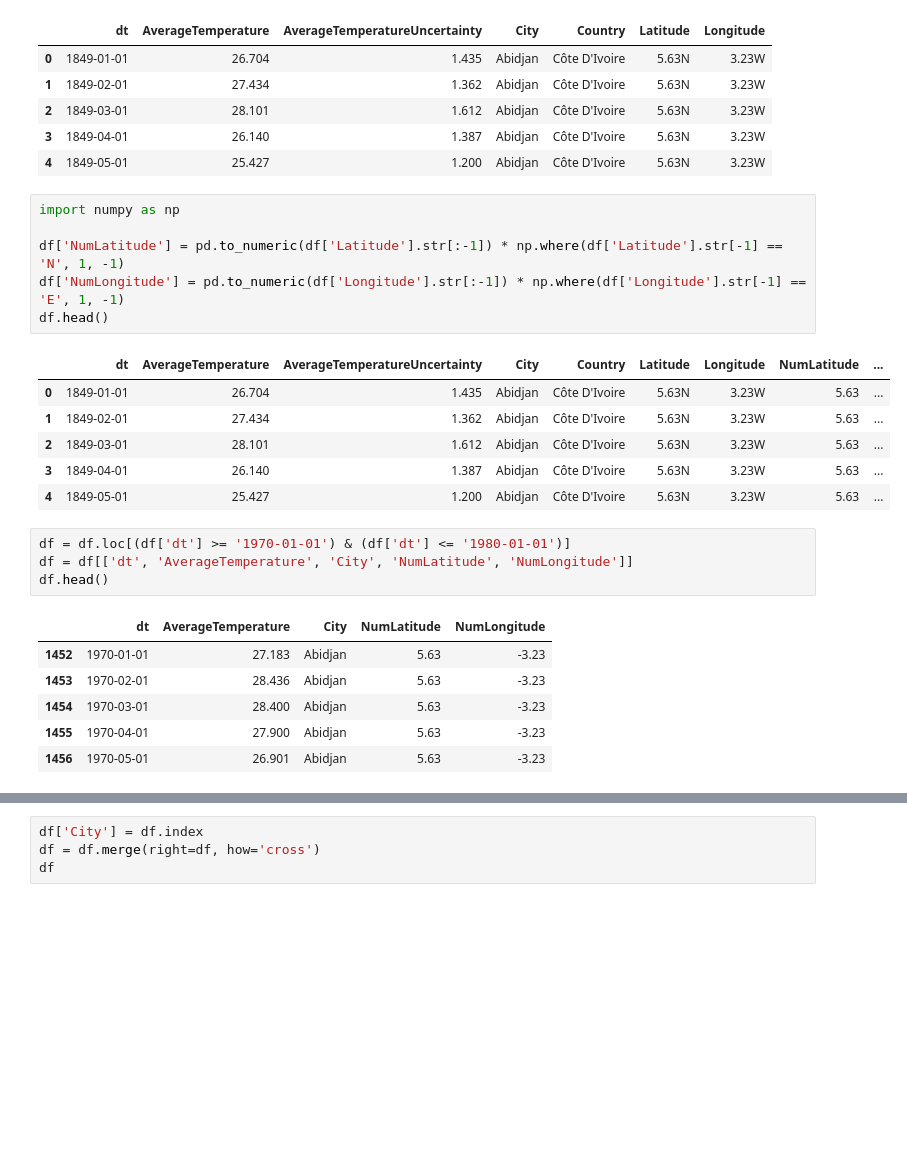
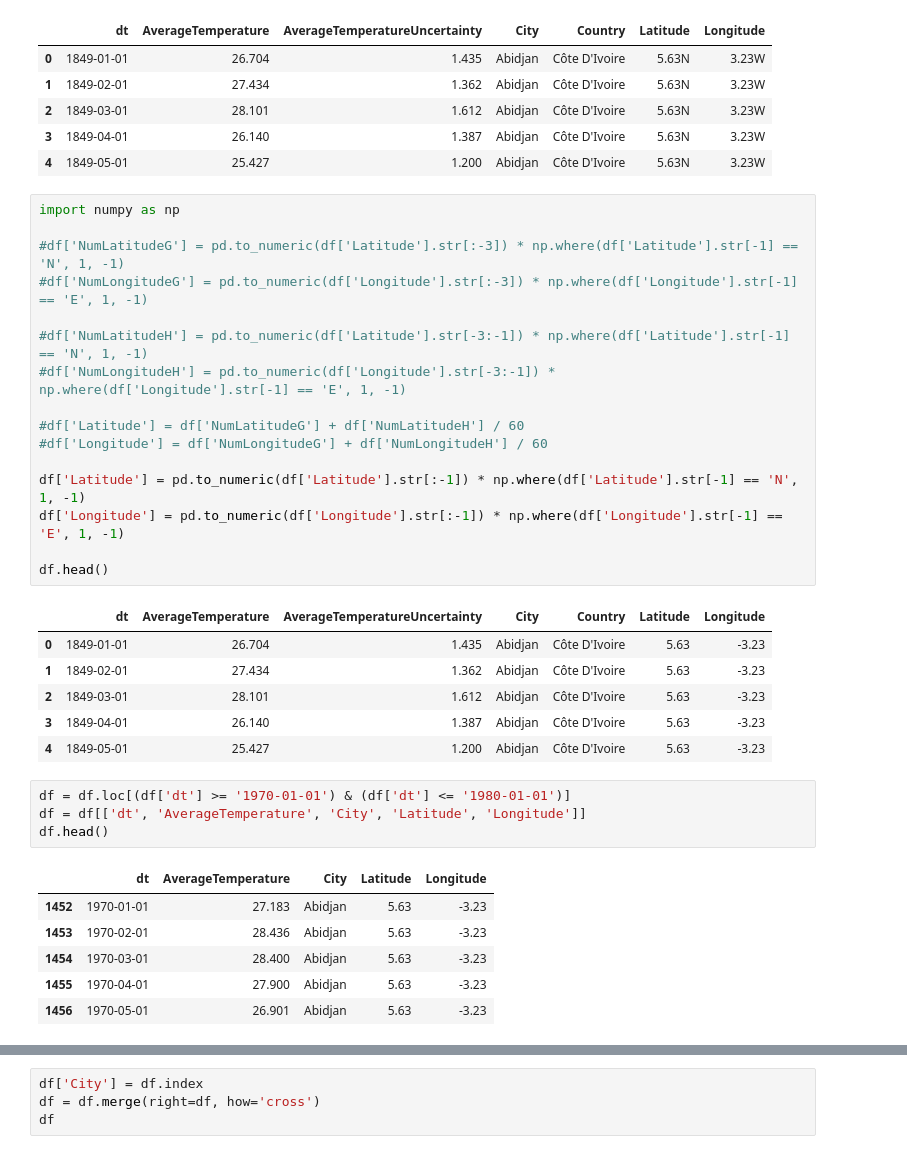
Before and after one commit to SergiusMagnus/Python-For-Data-Analysis, a Jupyter notebook: Exam/Exam.ipynb, the cells around one changed output, grey strips where cells are left out. Saved outputs shown, nothing was run; the diff lists cells and outputs as text; blank space fills up the shorter version.

```diff
--- a/Exam/Exam.ipynb
+++ b/Exam/Exam.ipynb
@@ -21,22 +21,32 @@ df.head()
 # %%
 import numpy as np
 
-df['NumLatitude'] = pd.to_numeric(df['Latitude'].str[:-1]) * np.where(df['Latitude'].str[-1] == 'N', 1, -1)
-df['NumLongitude'] = pd.to_numeric(df['Longitude'].str[:-1]) * np.where(df['Longitude'].str[-1] == 'E', 1, -1)
+#df['NumLatitudeG'] = pd.to_numeric(df['Latitude'].str[:-3]) * np.where(df['Latitude'].str[-1] == 'N', 1, -1)
+#df['NumLongitudeG'] = pd.to_numeric(df['Longitude'].str[:-3]) * np.where(df['Longitude'].str[-1] == 'E', 1, -1)
+
+#df['NumLatitudeH'] = pd.to_numeric(df['Latitude'].str[-3:-1]) * np.where(df['Latitude'].str[-1] == 'N', 1, -1)
+#df['NumLongitudeH'] = pd.to_numeric(df['Longitude'].str[-3:-1]) * np.where(df['Longitude'].str[-1] == 'E', 1, -1)
+
+#df['Latitude'] = df['NumLatitudeG'] + df['NumLatitudeH'] / 60
+#df['Longitude'] = df['NumLongitudeG'] + df['NumLongitudeH'] / 60
+
+df['Latitude'] = pd.to_numeric(df['Latitude'].str[:-1]) * np.where(df['Latitude'].str[-1] == 'N', 1, -1)
+df['Longitude'] = pd.to_numeric(df['Longitude'].str[:-1]) * np.where(df['Longitude'].str[-1] == 'E', 1, -1)
+
 df.head()
 # %% [output]
-|  | dt | AverageTemperature | AverageTemperatureUncertainty | City | Country | Latitude | Longitude | NumLatitude | ... |
-| 0 | 1849-01-01 | 26.704 | 1.435 | Abidjan | Côte D'Ivoire | 5.63N | 3.23W | 5.63 | ... |
-| 1 | 1849-02-01 | 27.434 | 1.362 | Abidjan | Côte D'Ivoire | 5.63N | 3.23W | 5.63 | ... |
-| 2 | 1849-03-01 | 28.101 | 1.612 | Abidjan | Côte D'Ivoire | 5.63N | 3.23W | 5.63 | ... |
-| 3 | 1849-04-01 | 26.140 | 1.387 | Abidjan | Côte D'Ivoire | 5.63N | 3.23W | 5.63 | ... |
-| 4 | 1849-05-01 | 25.427 | 1.200 | Abidjan | Côte D'Ivoire | 5.63N | 3.23W | 5.63 | ... |
+|  | dt | AverageTemperature | AverageTemperatureUncertainty | City | Country | Latitude | Longitude |
+| 0 | 1849-01-01 | 26.704 | 1.435 | Abidjan | Côte D'Ivoire | 5.63 | -3.23 |
+| 1 | 1849-02-01 | 27.434 | 1.362 | Abidjan | Côte D'Ivoire | 5.63 | -3.23 |
+| 2 | 1849-03-01 | 28.101 | 1.612 | Abidjan | Côte D'Ivoire | 5.63 | -3.23 |
+| 3 | 1849-04-01 | 26.140 | 1.387 | Abidjan | Côte D'Ivoire | 5.63 | -3.23 |
+| 4 | 1849-05-01 | 25.427 | 1.200 | Abidjan | Côte D'Ivoire | 5.63 | -3.23 |
 # %%
 df = df.loc[(df['dt'] >= '1970-01-01') & (df['dt'] <= '1980-01-01')]
-df = df[['dt', 'AverageTemperature', 'City', 'NumLatitude', 'NumLongitude']]
+df = df[['dt', 'AverageTemperature', 'City', 'Latitude', 'Longitude']]
 df.head()
 # %% [output]
-|  | dt | AverageTemperature | City | NumLatitude | NumLongitude |
+|  | dt | AverageTemperature | City | Latitude | Longitude |
 | 1452 | 1970-01-01 | 27.183 | Abidjan | 5.63 | -3.23 |
 | 1453 | 1970-02-01 | 28.436 | Abidjan | 5.63 | -3.23 |
 | 1454 | 1970-03-01 | 28.400 | Abidjan | 5.63 | -3.23 |
```
Also changed, not shown: parts of 7 cells of this notebook.
